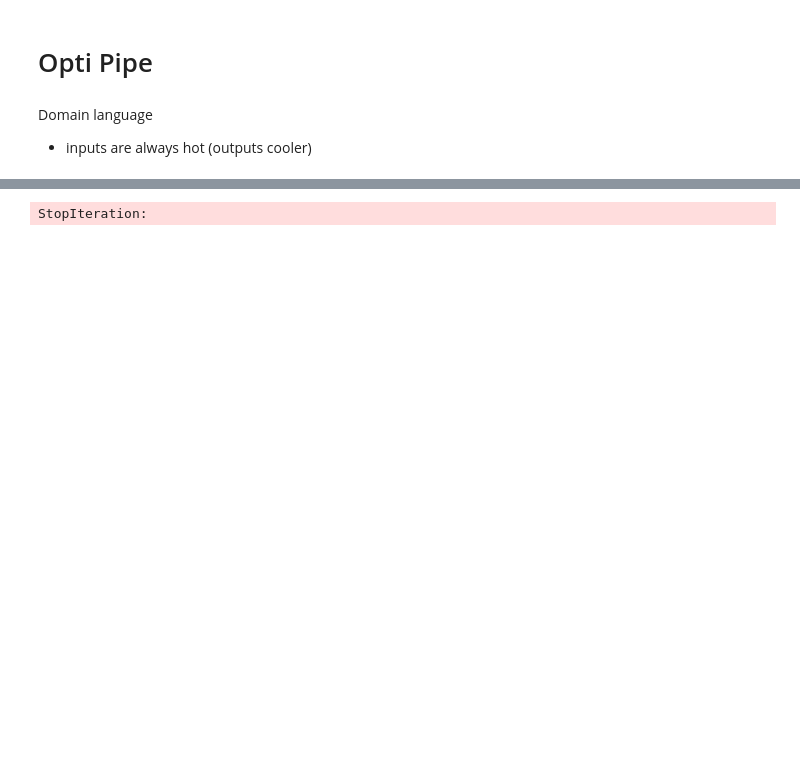
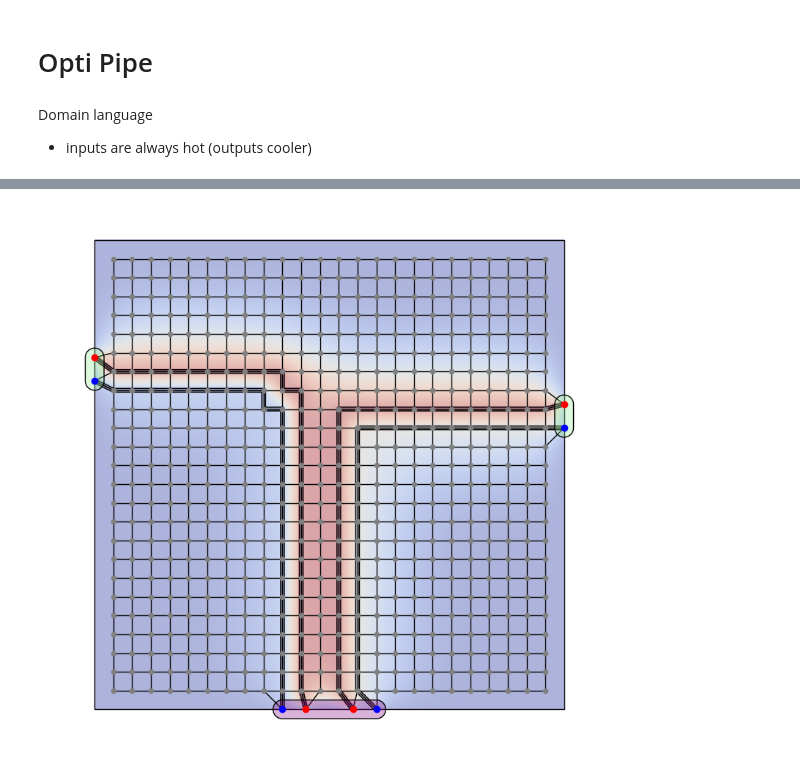
Before and after one commit to felixscode/opti-pipe, a Jupyter notebook: jupyter/prof.ipynb, the cells around one changed output, grey strips where cells are left out. Saved outputs shown, nothing was run; the diff lists cells and outputs as text; code cells hidden in the pictures; blank space fills up the shorter version.

```diff
--- a/jupyter/prof.ipynb
+++ b/jupyter/prof.ipynb
@@ -39,11 +39,11 @@ model.render(show_graph=True)
 # %%
 model.pipes = tuple()
 router = NaiveRouter(config,model,grid_size)
 model = router.route()
-model.render(show_graph=False)
+model.render(show_graph=False,render_heat_distribution=True)
 # from opti_pipe.router import Utils
 # line_string = Utils.get_centerline(model,grid_size)
 # from shapely.plotting import plot_polygon
 # plot_polygon(line_string)
 # %% [output]
-StopIteration:
+[figure, added]
```
Also changed, not shown: parts of 1 cell of this notebook, 5 other files.
